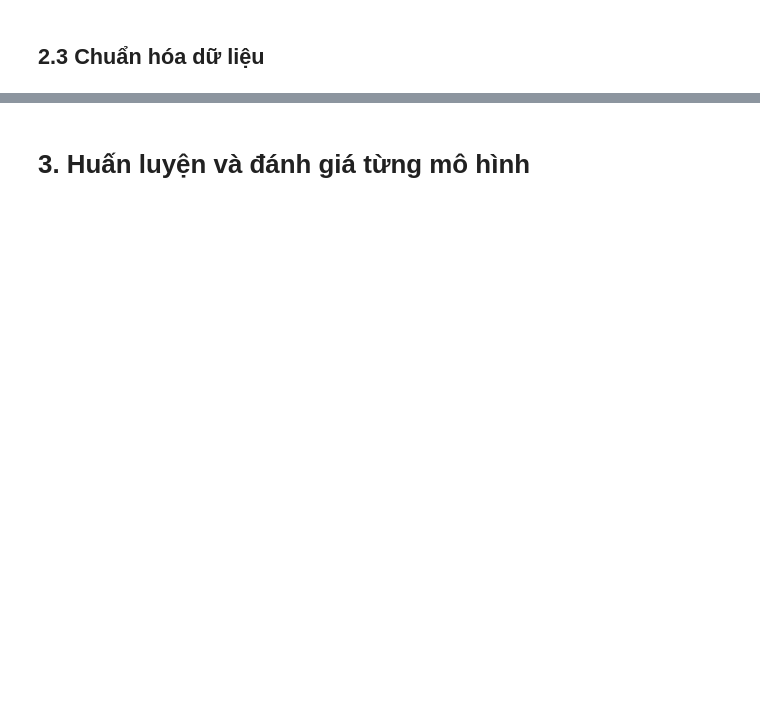
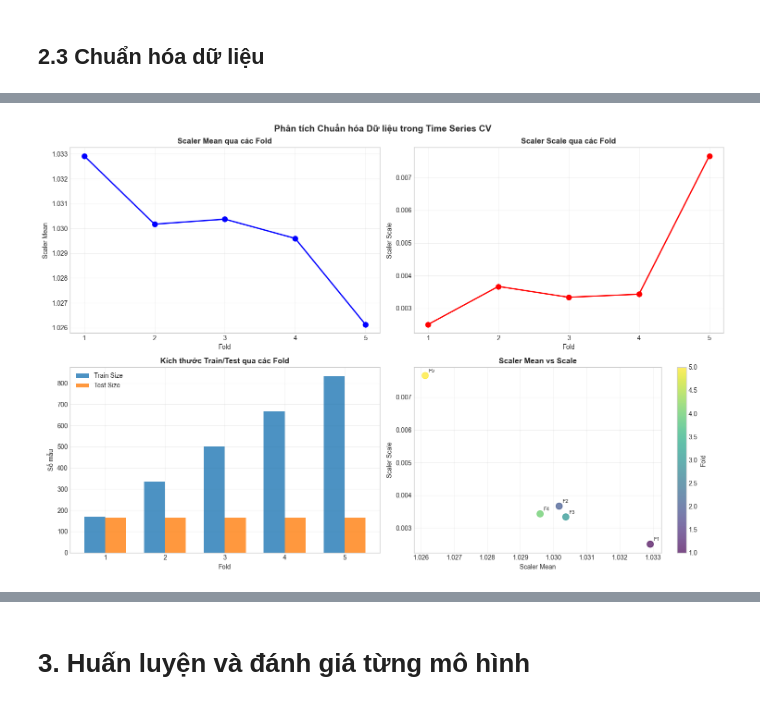
Before and after one commit to CuongB2205856/Project, a Jupyter notebook: ProjectCT294.ipynb, the cells around one changed output, grey strips where cells are left out. Saved outputs shown, nothing was run; the diff lists cells and outputs as text; code cells hidden in the pictures; blank space fills up the shorter version.

```diff
--- a/ProjectCT294.ipynb
+++ b/ProjectCT294.ipynb
@@ -282,0 +396,10 @@ X_scaled_test = scaler.transform(X_test)
+# %%
+# Dữ liệu đầy đủ (toàn bộ dataset)
+X_full = data.drop('close', axis='columns')
+y_full = data['close']
+
+print(f"📊 Thông tin dữ liệu đầy đủ:")
+print(f"   • Số mẫu: {X_full.shape[0]:,}")
+print(f"   • Số features: {X_full.shape[1]}")
+print(f"   • Khoảng thời gian: {X_full.index.min()} đến {X_full.index.max()}")
+print(f"   • Tần suất: 15 phút")
@@ -282,0 +535,55 @@ X_scaled_test = scaler.transform(X_test)
+# %%
+# Vẽ biểu đồ minh họa sự khác biệt
+fig, axes = plt.subplots(2, 2, figsize=(15, 10))
+fig.suptitle('Phân tích Chuẩn hóa Dữ liệu trong Time Series CV', fontsize=14, fontweight='bold')
+
+# 1. Biểu đồ Scaler Mean qua các fold
+axes[0,0].plot(norm_df['fold'], norm_df['scaler_mean'], 'bo-', linewidth=2, markersize=8)
+axes[0,0].set_title('Scaler Mean qua các Fold', fontweight='bold')
+axes[0,0].set_xlabel('Fold')
+axes[0,0].set_ylabel('Scaler Mean')
+axes[0,0].grid(True, alpha=0.3)
+axes[0,0].set_xticks(norm_df['fold'])
+
+# 2. Biểu đồ Scaler Scale qua các fold
+axes[0,1].plot(norm_df['fold'], norm_df['scaler_scale'], 'ro-', linewidth=2, markersize=8)
+axes[0,1].set_title('Scaler Scale qua các Fold', fontweight='bold')
+axes[0,1].set_xlabel('Fold')
+axes[0,1].set_ylabel('Scaler Scale')
+axes[0,1].grid(True, alpha=0.3)
+axes[0,1].set_xticks(norm_df['fold'])
+
+# 3. Biểu đồ kích thước train/test
+x = norm_df['fold']
+width = 0.35
+axes[1,0].bar(x - width/2, norm_df['train_size'], width, label='Train Size', alpha=0.8)
+axes[1,0].bar(x + width/2, norm_df['test_size'], width, label='Test Size', alpha=0.8)
+axes[1,0].set_title('Kích thước Train/Test qua các Fold', fontweight='bold')
+axes[1,0].set_xlabel('Fold')
+axes[1,0].set_ylabel('Số mẫu')
+axes[1,0].legend()
+axes[1,0].grid(True, alpha=0.3)
+axes[1,0].set_xticks(norm_df['fold'])
+
+# 4. Scatter plot: Mean vs Scale
+scatter = axes[1,1].scatter(norm_df['scaler_mean'], norm_df['scaler_scale'],
+                          c=norm_df['fold'], cmap='viridis', s=100, alpha=0.7)
+axes[1,1].set_title('Scaler Mean vs Scale', fontweight='bold')
+axes[1,1].set_xlabel('Scaler Mean')
+axes[1,1].set_ylabel('Scaler Scale')
+axes[1,1].grid(True, alpha=0.3)
+
+# Thêm colorbar
+cbar = plt.colorbar(scatter, ax=axes[1,1])
+cbar.set_label('Fold')
+
+# Thêm nhãn cho các điểm
+for i, row in norm_df.iterrows():
+    axes[1,1].annotate(f'F{int(row["fold"])}',
+                      (row['scaler_mean'], row['scaler_scale']),
+                      xytext=(5, 5), textcoords='offset points', fontsize=8)
+
+plt.tight_layout()
+plt.show()
+# %% [output]
+[figure, added]
```
Also changed, not shown: parts of 101 cells of this notebook, 2 other files.
